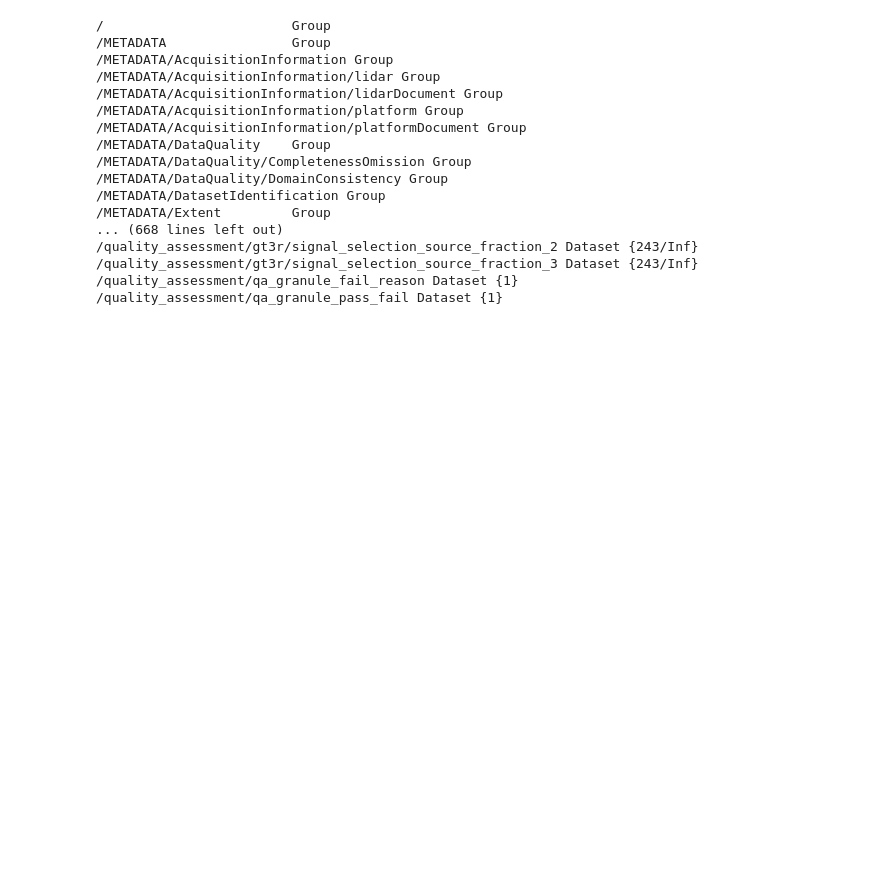
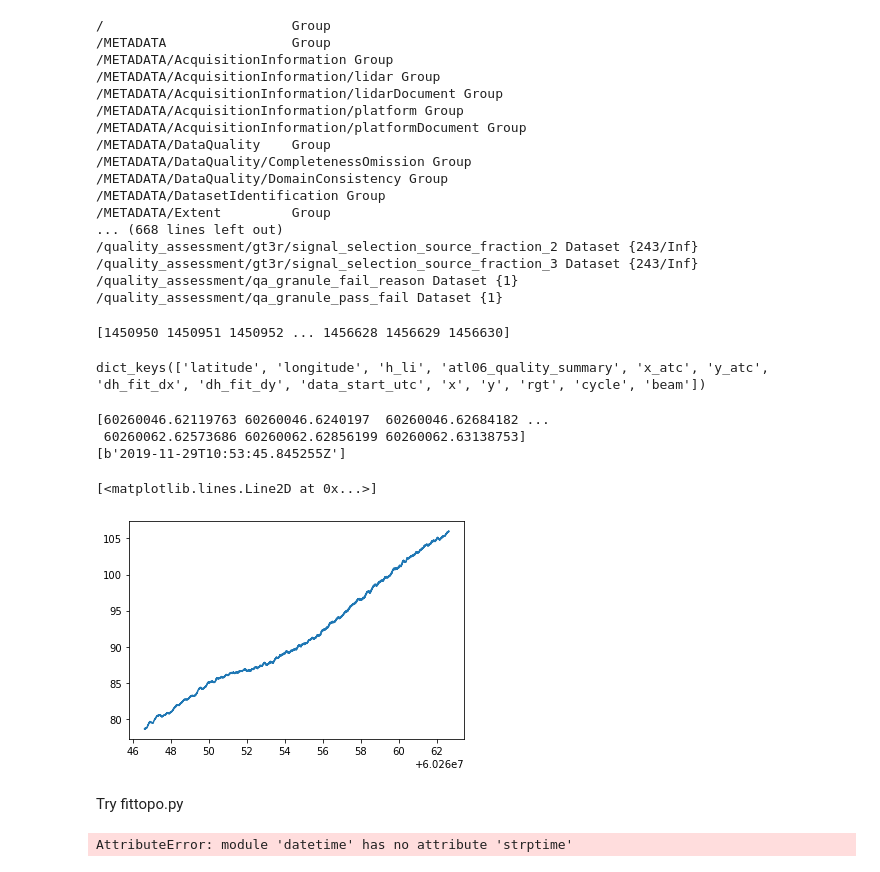
Before and after one commit to ICESAT-2HackWeek/IS2_velocity, a Jupyter notebook: notebooks/remove_static_surface.ipynb, the cells around one changed output. Cells and saved outputs as stored; diff of their text form; code cells hidden in the pictures; blank space fills up the shorter version.

Commit message:
nearly get fittopo.py to work

```diff
--- a/notebooks/remove_static_surface.ipynb
+++ b/notebooks/remove_static_surface.ipynb
@@ -16,2 +17,2 @@ import re
 # %%
-datapath=/home/jovyan/shared/surface_velocity/FIS_ATL06_small/processed_ATL06_20191129105346_09700511_003_01.h5
+datapath='/home/jovyan/shared/surface_velocity/FIS_ATL06_small/processed_ATL06_20191129105346_09700511_003_01.h5'
@@ -37,6 +36,13 @@ SyntaxError: invalid syntax (<ipython-input-22-8fe7dd59b004>, line 1)
 /quality_assessment/gt3r/signal_selection_source_fraction_3 Dataset {243/Inf}
 /quality_assessment/qa_granule_fail_reason Dataset {1}
 /quality_assessment/qa_granule_pass_fail Dataset {1}
+# %%
+with h5py.File(datapath, 'r') as f:
+    segment_id = f['/gt2l/land_ice_segments/segment_id'][:]
+print(segment_id)
+# /gt2l/land_ice_segments/segment_id
+# %% [output]
+[1450950 1450951 1450952 ... 1456628 1456629 1456630]
 # %%
 def atl06_to_dict(filename, beam, field_dict=None, index=None, epsg=None):
     """
@@ -79,6 +85,9 @@ def atl06_to_dict(filename, beam, field_dict=None, index=None, epsg=None):
                     bad_vals=D[ds]==h5f[ds_name].attrs['_FillValue']
                     D[ds]=D[ds].astype(float)
                     D[ds][bad_vals]=np.NaN
+        D['data_start_utc'] = h5f['/ancillary_data/data_start_utc'][:]
+        D['delta_time'] = h5f['/gt2l/land_ice_segments/delta_time'][:]
+
     if epsg is not None:
         xy=np.array(pyproj.proj.Proj(epsg)(D['longitude'], D['latitude']))
         D['x']=xy[0,:].reshape(D['latitude'].shape)
@@ -89,4 +98,29 @@ def atl06_to_dict(filename, beam, field_dict=None, index=None, epsg=None):
     D['beam']=beam
     return D
 # %%
-ATL06_track = atl06_to_dict(datapath, 'gt2l')
+ATL06_track = atl06_to_dict(datapath, 'gt2l', epsg=3031)
+# %%
+ATL06_track.keys()
+# %% [output]
+dict_keys(['latitude', 'longitude', 'h_li', 'atl06_quality_summary', 'x_atc', 'y_atc', 'dh_fit_dx', 'dh_fit_dy', 'data_start_utc', 'x', 'y', 'rgt', 'cycle', 'beam'])
+# %%
+print(ATL06_track['delta_time'])
+print(ATL06_track['data_start_utc'])
+
+plt.plot(ATL06_track['delta_time'], ATL06_track['h_li'])
+# plt.scatter(ATL06_track['x'],ATL06_track['y'],1,ATL06_track['h_li'])
+# plt.colorbar()
+# %% [output]
+[60260046.62119763 60260046.6240197  60260046.62684182 ...
+ 60260062.62573686 60260062.62856199 60260062.63138753]
+[b'2019-11-29T10:53:45.845255Z']
+[<matplotlib.lines.Line2D at 0x...>]
+[figure, added]
+# %% [markdown]
+Try fittopo.py
+# %%
+timevector = ATL06_track['delta_time'] - ATL06_track['delta_time'][0]
+import datetime
+# logic: turn into decimal years, somehow
+# %% [output]
+AttributeError: module 'datetime' has no attribute 'strptime'
```
Also changed, not shown: parts of 6 cells of this notebook, 4 other files.
